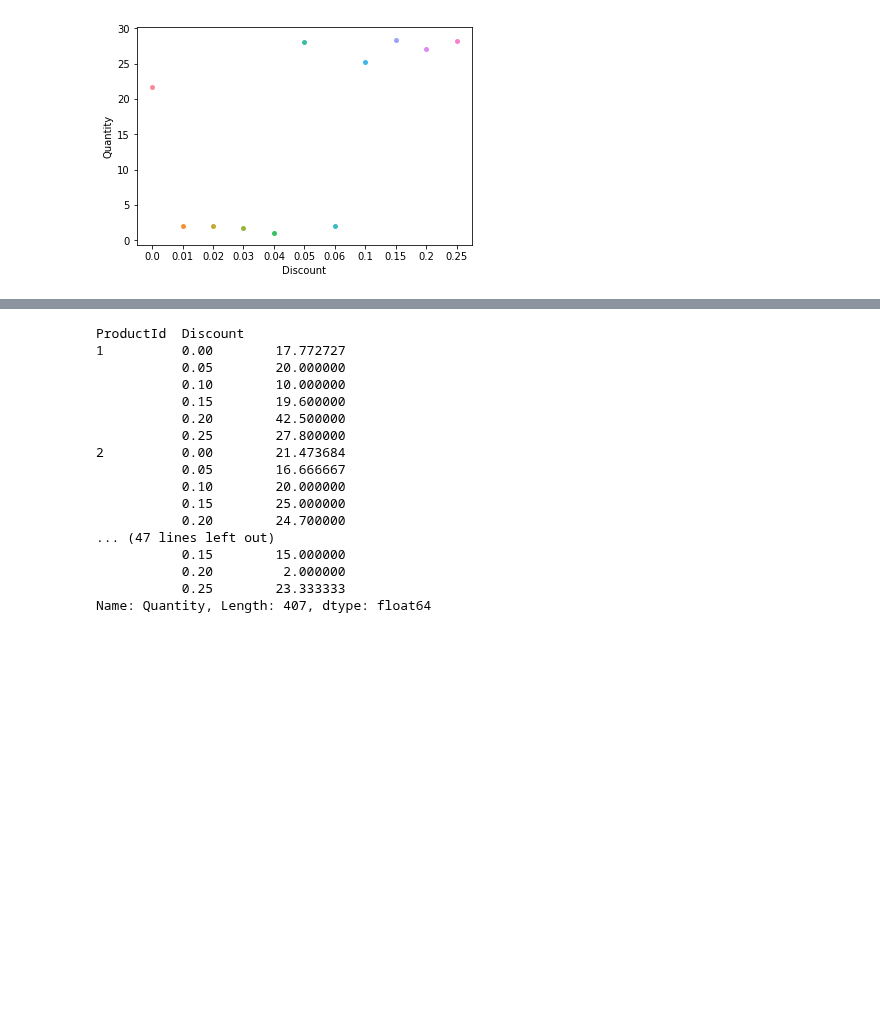
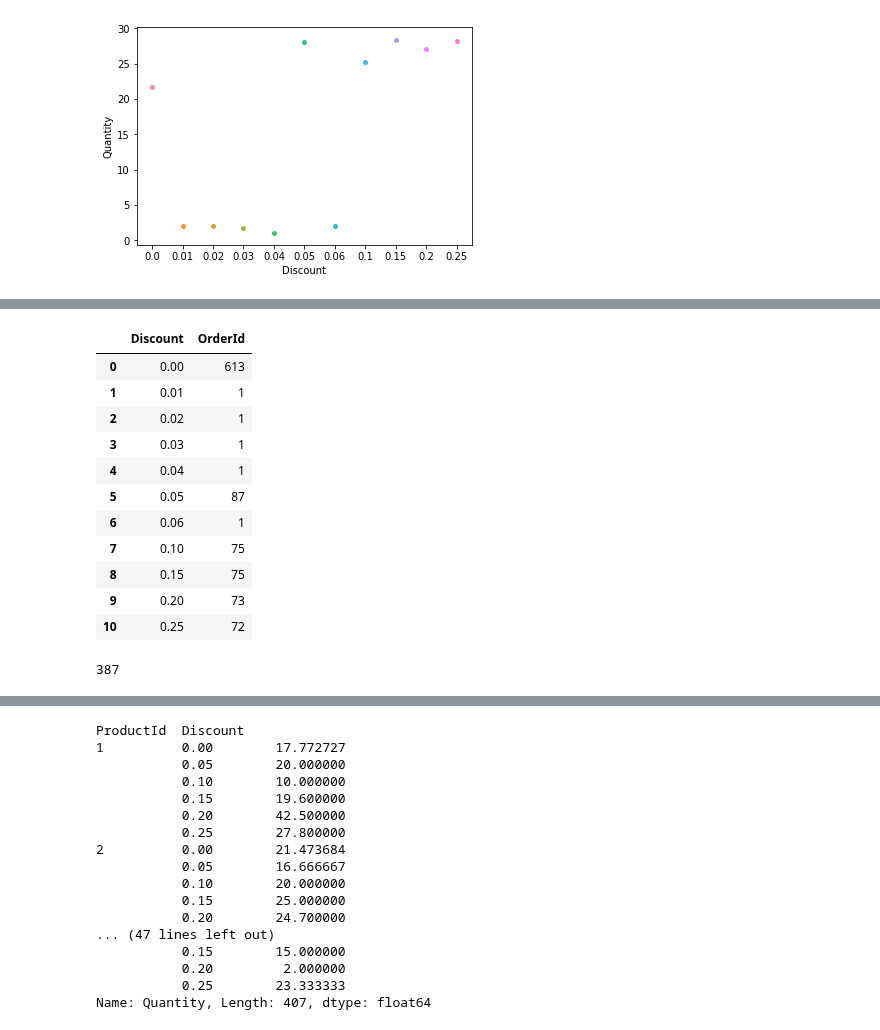
Before and after one commit to giorosati/dsc-2-final-project-online-ds-pt-100118, a Jupyter notebook: module2project.ipynb, the cells around one changed output, grey strips where cells are left out. Drawn from its saved outputs; the diff is of its cells as text; code cells hidden in the pictures; blank space fills up the shorter version.

```diff
--- a/module2project.ipynb
+++ b/module2project.ipynb
@@ -1120,0 +1159,24 @@ sns.swarmplot(x='Discount', y='Quantity', data=group_data_1)
+# %%
+group_data_3 = pd.DataFrame(order_detail.groupby(['Discount'])['OrderId'].nunique())
+group_data_3.reset_index(inplace=True)
+group_data_3
+# %% [output]
+|  | Discount | OrderId |
+| 0 | 0.00 | 613 |
+| 1 | 0.01 | 1 |
+| 2 | 0.02 | 1 |
+| 3 | 0.03 | 1 |
+| 4 | 0.04 | 1 |
+| 5 | 0.05 | 87 |
+| 6 | 0.06 | 1 |
+| 7 | 0.10 | 75 |
+| 8 | 0.15 | 75 |
+| 9 | 0.20 | 73 |
+| 10 | 0.25 | 72 |
+# %%
+group_data_3[(group_data_3['Discount'] > 0)]['OrderId'].sum()
+#this includes some duplicates, because an order could have items with varying levels of discount.
+# not sure how to correct this at the moment. One way would be to create a dataframe of orders,
+# where each order had a dictionary with discount as the key, and the number of products as the value.
+# %% [output]
+387
```
Also changed, not shown: parts of 9 cells of this notebook.
